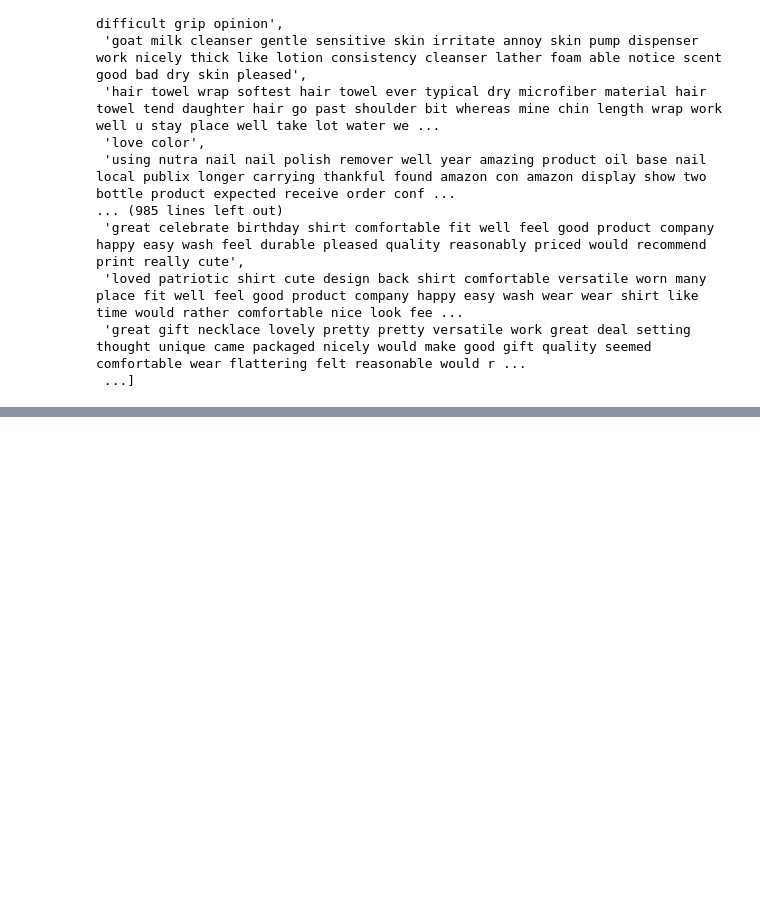
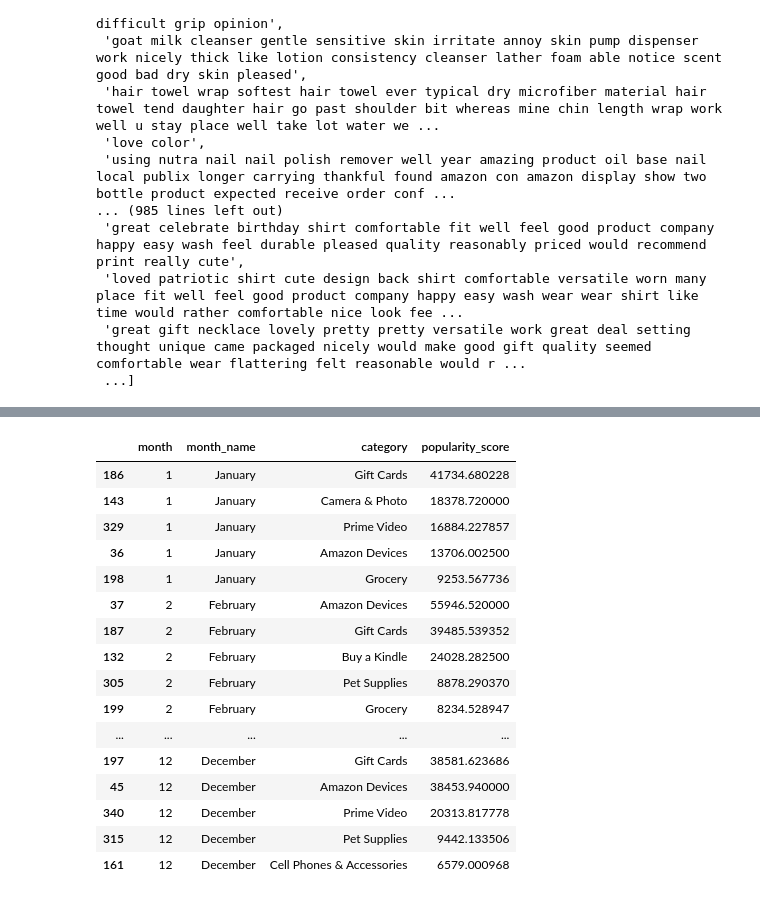
Before and after one commit to JosephKai1/COMP3610PROJECT, a Jupyter notebook: notebooks/ProductAnalysis.ipynb, the cells around one changed output, grey strips where cells are left out. Saved outputs shown, nothing was run; the diff lists cells and outputs as text; code cells hidden in the pictures; blank space fills up the shorter version.

```diff
--- a/notebooks/ProductAnalysis.ipynb
+++ b/notebooks/ProductAnalysis.ipynb
@@ -195,0 +185,44 @@ df.columns
+# %%
+top_categories_by_month = {}
+month_names = ['January', 'February', 'March', 'April', 'May', 'June',
+              'July', 'August', 'September', 'October', 'November', 'December']
+# %%
+for i in range(1, 13):
+    top_categories = get_top_categories_by_month(i)
+    top_categories_by_month[month_names[i-1]] = top_categories
+# %%
+result_df = pd.DataFrame()
+
+for month_name, top_data in top_categories_by_month.items():
+    if not top_data.empty:
+        # Add month name as a column
+        top_data_with_month = top_data.copy()
+        top_data_with_month['month_name'] = month_name
+
+        # Append to result DataFrame
+        result_df = pd.concat([result_df, top_data_with_month])
+# %%
+final_result = result_df[['month', 'month_name', 'category', 'popularity_score']].sort_values(
+    by=['month', 'popularity_score'],
+    ascending=[True, False]
+)
+# %%
+final_result
+# %% [output]
+|  | month | month_name | category | popularity_score |
+| 186 | 1 | January | Gift Cards | 41734.680228 |
+| 143 | 1 | January | Camera & Photo | 18378.720000 |
+| 329 | 1 | January | Prime Video | 16884.227857 |
+| 36 | 1 | January | Amazon Devices | 13706.002500 |
+| 198 | 1 | January | Grocery | 9253.567736 |
+| 37 | 2 | February | Amazon Devices | 55946.520000 |
+| 187 | 2 | February | Gift Cards | 39485.539352 |
+| 132 | 2 | February | Buy a Kindle | 24028.282500 |
+| 305 | 2 | February | Pet Supplies | 8878.290370 |
+| 199 | 2 | February | Grocery | 8234.528947 |
+| ... | ... | ... | ... | ... |
+| 197 | 12 | December | Gift Cards | 38581.623686 |
+| 45 | 12 | December | Amazon Devices | 38453.940000 |
+| 340 | 12 | December | Prime Video | 20313.817778 |
+| 315 | 12 | December | Pet Supplies | 9442.133506 |
+| 161 | 12 | December | Cell Phones & Accessories | 6579.000968 |
```
Also changed, not shown: parts of 17 cells of this notebook, 2 other files.
